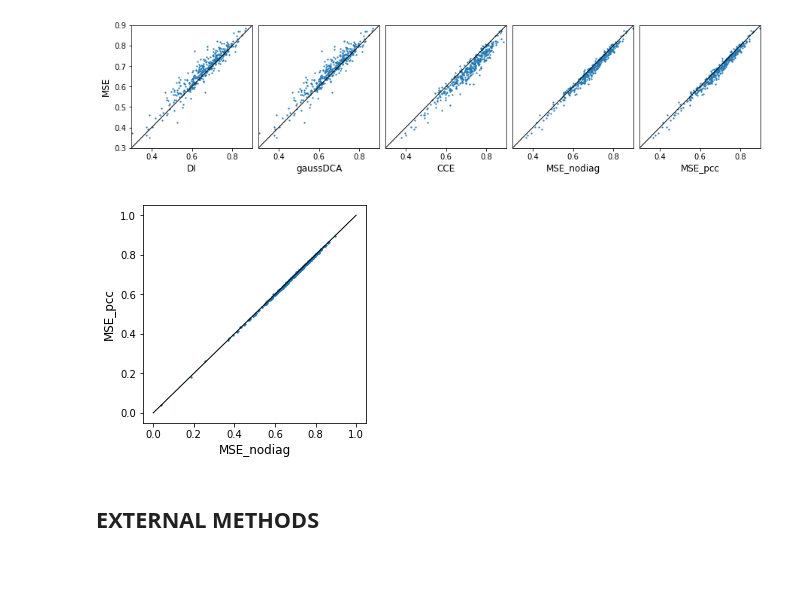
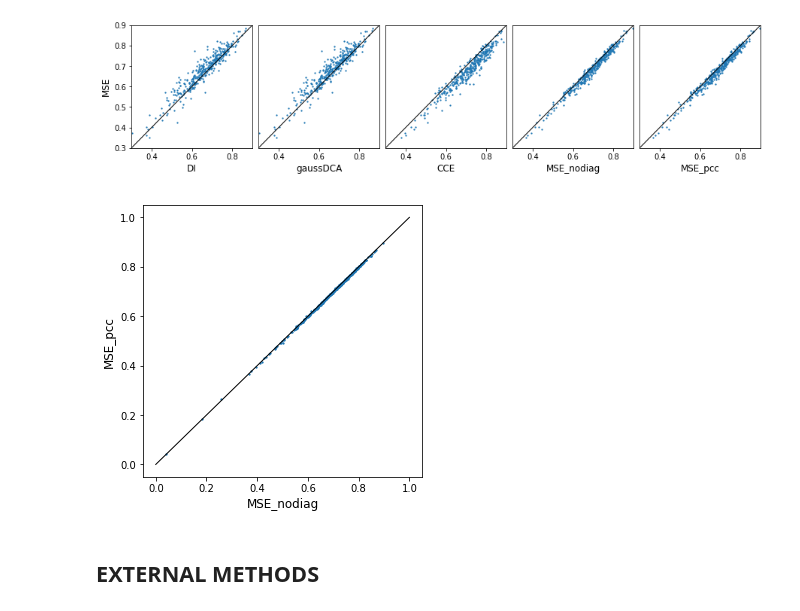
Before and after one commit to sokrypton/seqmodels, a Jupyter notebook: seqmodels.ipynb, the cells around one changed output. Cells and saved outputs as stored; diff of their text form; code cells hidden in the pictures; blank space fills up the shorter version.

```diff
--- a/seqmodels.ipynb
+++ b/seqmodels.ipynb
@@ -108,7 +108,6 @@ def inv_cov_model(lam_w=4.5,
 
   # add reg
   x_reg_alpha = lam_w/tf.sqrt(tf.reduce_sum(x_weights))
-
   x_I = tf.eye(x_nc * cat)
   x_c = x_c + x_reg_alpha * x_I
 
@@ -121,9 +120,14 @@ def inv_cov_model(lam_w=4.5,
     x_c_inv = x_c_inv / tf.sqrt(x_c_inv_diag[None,:] * x_c_inv_diag[:,None])
 
   if rm_diag:
-    # approximation to zero-out the diag
-    x_M = tf.diag_part(x_c_inv @ x_c) / tf.diag_part(x_c_inv)
-    x_w = x_c_inv @ (x_c - x_M * x_I)
+    # zero-out diagonal
+
+    # x_M = tf.diag_part(x_c_inv @ x_c) / tf.diag_part(x_c_inv)
+    # x_w = x_c_inv @ (x_c - x_M * x_I)
+
+    x_c_inv_diag = tf.diag_part(x_c_inv)
+    x_w = x_c_inv / x_c_inv_diag - x_I
+
     x_w = (x_w + tf.transpose(x_w)) * 0.5
   else:
     x_w = x_c_inv
@@ -450,14 +460,14 @@ plt.savefig("unified_fig4_b.pdf",bbox_inches = "tight")
 # %% [output]
 [figure]
 # %%
-plt.figure(figsize=(4,4))
+plt.figure(figsize=(5,5))
 plt.scatter(AUC[:,4],AUC[:,5],s=1.5);
 plt.xlabel("MSE_nodiag",fontsize=12);
 plt.ylabel("MSE_pcc",fontsize=12);
 plt.plot([0,1],[0,1],c="black",linewidth=1)
 plt.show()
 # %% [output]
-[figure, old version]
+[figure, new version]
 # %% [markdown]
 ## EXTERNAL METHODS
 # %% [markdown]
```
Also changed, not shown: parts of 5 cells of this notebook.
